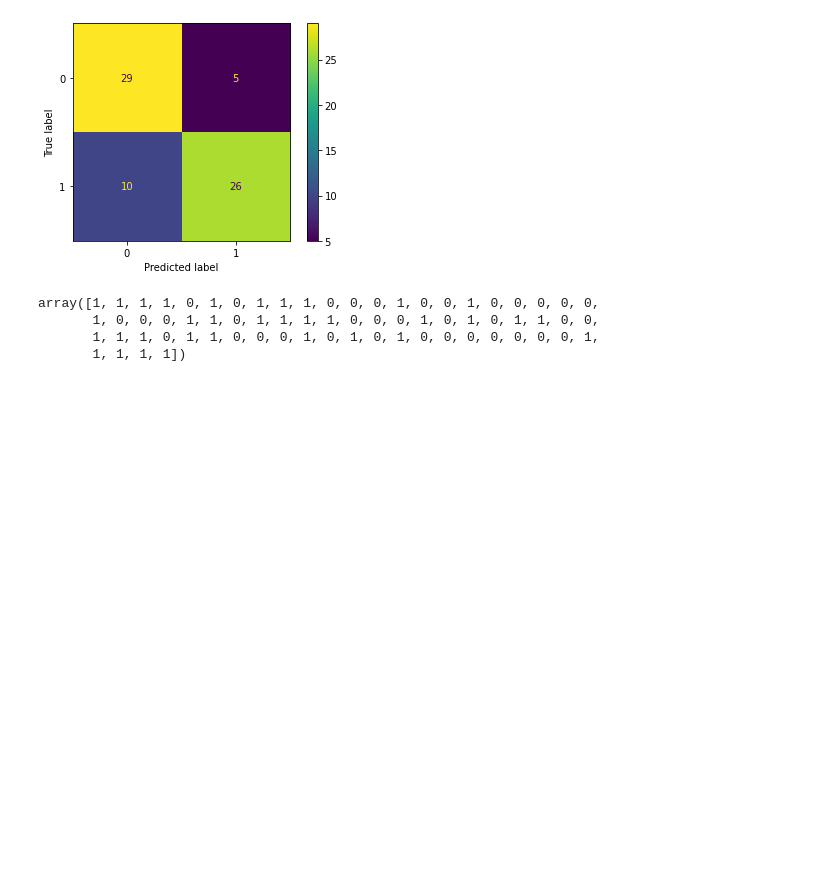
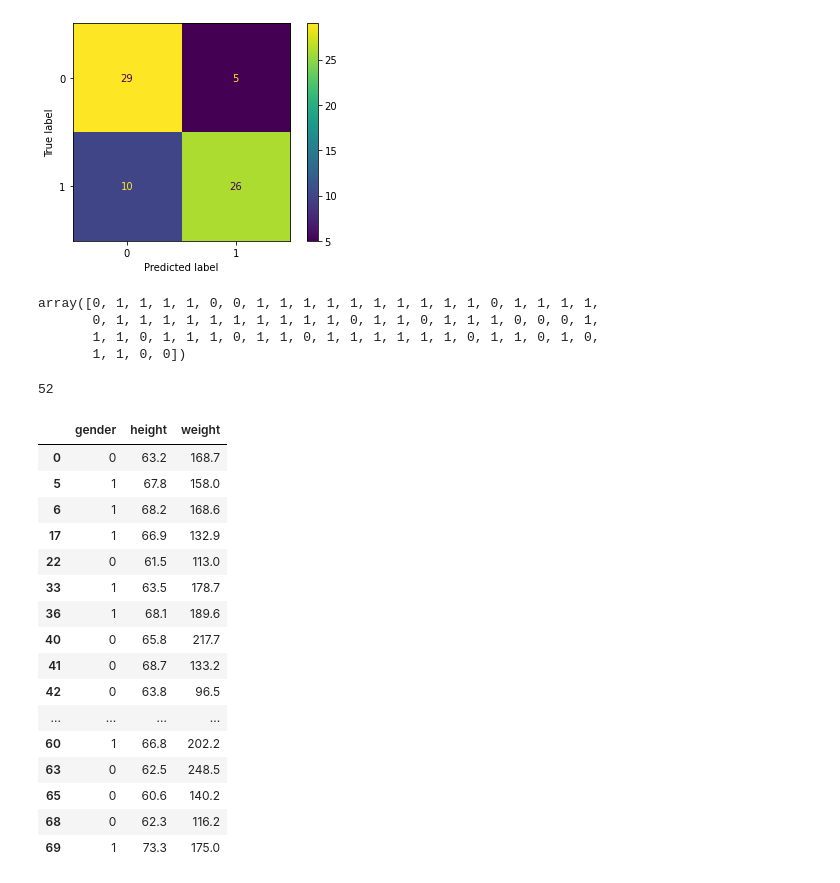
Before and after one commit to Albertuff/Machine-Learning, a Jupyter notebook: Modulo 1/Clase4.ipynb, the cells around one changed output. Drawn from its saved outputs; the diff is of its cells as text; code cells hidden in the pictures; blank space fills up the shorter version.

```diff
--- a/Modulo 1/Clase4.ipynb
+++ b/Modulo 1/Clase4.ipynb
@@ -10,7 +11,7 @@ from sklearn.metrics import plot_confusion_matrix   # Para hacer una matriz de c
 # %%
 # Paso 1: Lectura de los datos
 
-datos=pd.read_csv("C:/Users/alber/Escritorio/Machine Learning/Modulo 1/datos/estatura_peso.csv")
+datos=pd.read_csv("C:/Users/alber/Escritorio/Machine Learning/datos/estatura_peso.csv")
 datos.head()
 # %% [output]
 |  | gender | height | weight |
@@ -70,10 +71,17 @@ plot_confusion_matrix(Knn,X,Y)
 # Necesitamos ver que tan bueno es el algoritmo en datos nuevos o datos que no ha visto.
 
 # ¿ Cómo hacemos para evaluar el modelo?
-# %%
-np.random.choice
-# %% [output]
-array([1, 1, 1, 1, 0, 1, 0, 1, 1, 1, 0, 0, 0, 1, 0, 0, 1, 0, 0, 0, 0, 0,
-       1, 0, 0, 0, 1, 1, 0, 1, 1, 1, 1, 0, 0, 0, 1, 0, 1, 0, 1, 1, 0, 0,
-       1, 1, 1, 0, 1, 1, 0, 0, 0, 1, 0, 1, 0, 1, 0, 0, 0, 0, 0, 0, 0, 1,
-       1, 1, 1, 1])
+# %%
+np.random.seed(1234)
+sorteo=np.random.choice(2,70,p=[0.3,0.7])   # 1 Seleccionamos el registro para entrenar
+                                            # y 0 para el conjunto de prueba
+sorteo
+# %% [output]
+array([0, 1, 1, 1, 1, 0, 0, 1, 1, 1, 1, 1, 1, 1, 1, 1, 1, 0, 1, 1, 1, 1,
+       0, 1, 1, 1, 1, 1, 1, 1, 1, 1, 1, 0, 1, 1, 0, 1, 1, 1, 0, 0, 0, 1,
+       1, 1, 0, 1, 1, 1, 0, 1, 1, 0, 1, 1, 1, 1, 1, 1, 0, 1, 1, 0, 1, 0,
+       1, 1, 0, 0])
+# %%
+sum(sorteo)
+# %% [output]
+52
@@ -79,0 +93,20 @@ array([1, 1, 1, 1, 0, 1, 0, 1, 1, 1, 0, 0, 0, 1, 0, 0, 1, 0, 0, 0, 0, 0,
+# %%
+datos_prueba
+# %% [output]
+|  | gender | height | weight |
+| 0 | 0 | 63.2 | 168.7 |
+| 5 | 1 | 67.8 | 158.0 |
+| 6 | 1 | 68.2 | 168.6 |
+| 17 | 1 | 66.9 | 132.9 |
+| 22 | 0 | 61.5 | 113.0 |
+| 33 | 1 | 63.5 | 178.7 |
+| 36 | 1 | 68.1 | 189.6 |
+| 40 | 0 | 65.8 | 217.7 |
+| 41 | 0 | 68.7 | 133.2 |
+| 42 | 0 | 63.8 | 96.5 |
+| ... | ... | ... | ... |
+| 60 | 1 | 66.8 | 202.2 |
+| 63 | 0 | 62.5 | 248.5 |
+| 65 | 0 | 60.6 | 140.2 |
+| 68 | 0 | 62.3 | 116.2 |
+| 69 | 1 | 73.3 | 175.0 |
```
Also changed, not shown: parts of 8 cells of this notebook, 1 other file.
